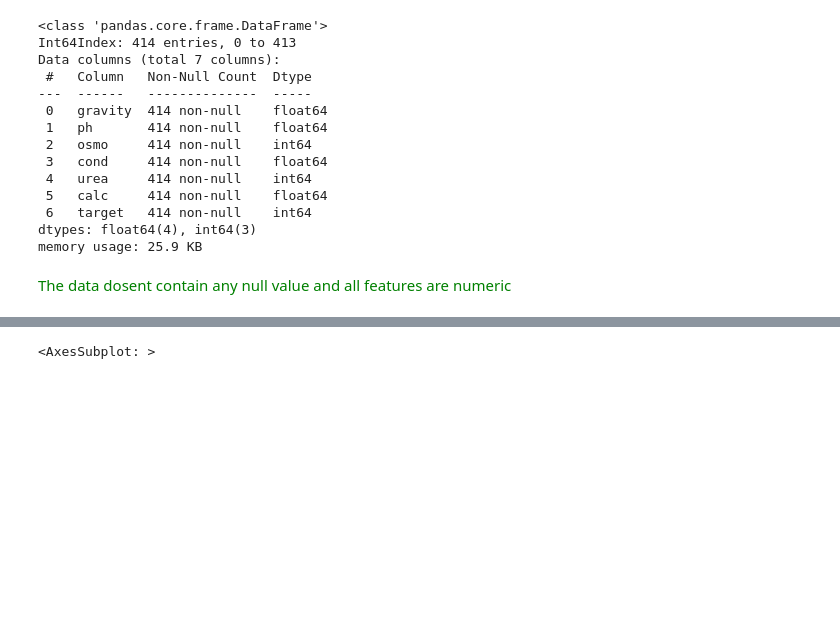
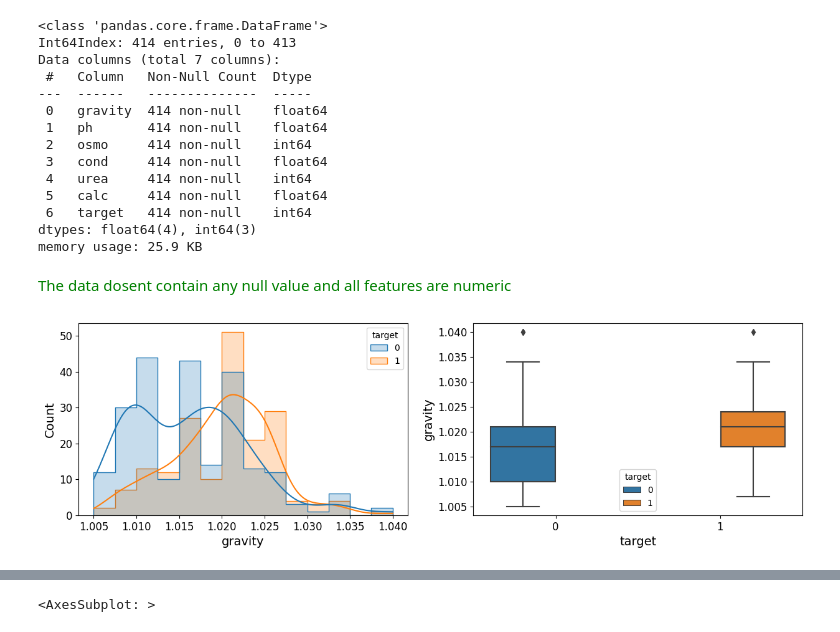
Before and after one commit to ayushmehraa/Kidney-stone-prediction, a Jupyter notebook: notebook.ipynb, the cells around one changed output, grey strips where cells are left out. Cells and saved outputs as stored; diff of their text form; code cells hidden in the pictures; blank space fills up the shorter version.

Commit message:
Added some visualization and did EDA

```diff
--- a/notebook.ipynb
+++ b/notebook.ipynb
@@ -88,3 +88,12 @@ dtypes: float64(4), int64(3)
 memory usage: 25.9 KB
 # %% [markdown]
 <span style="color:green">The data dosent contain any null value and all features are numeric </span>
+# %%
+def plot_numerical_data(X,hue):
+    fig, axes =plt.subplots(1, 2, figsize = (15,4))
+    sns.histplot(ax = axes[0], x=X, hue=hue, data = train_df, element="step",kde=True)
+    sns.boxplot(ax = axes[1], x=hue, y=X, hue=hue,data=train_df)
+
+plot_numerical_data('gravity','target')
+# %% [output]
+[figure, added]
```
Also changed, not shown: parts of 20 cells of this notebook.
